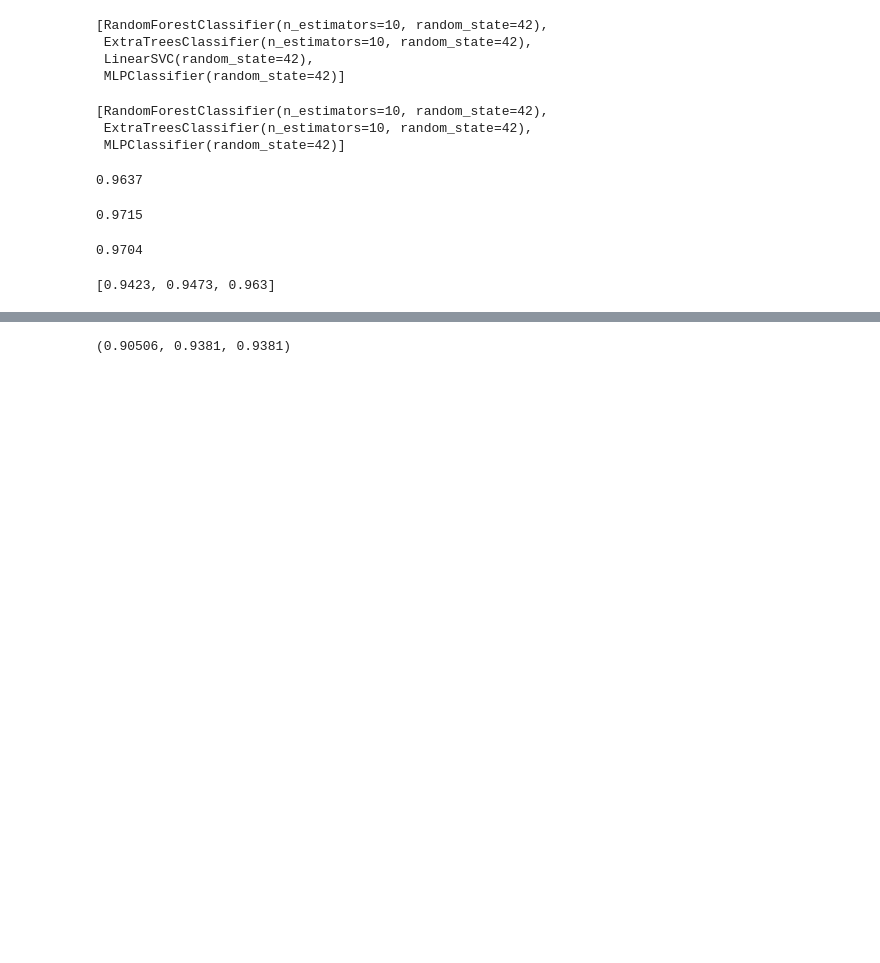
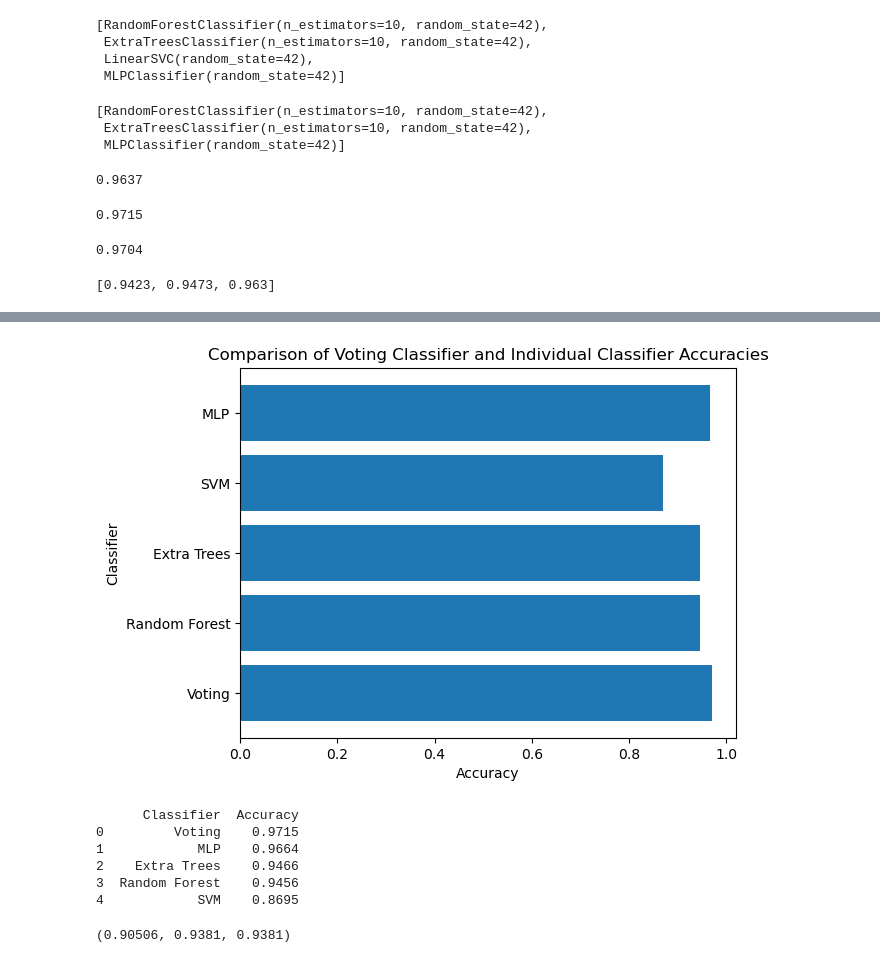
Before and after one commit to ehsanap7/kaggle, a Jupyter notebook: ensemble-learning-comp-8720.ipynb, the cells around one changed output, grey strips where cells are left out. Drawn from its saved outputs; the diff is of its cells as text; code cells hidden in the pictures; blank space fills up the shorter version.

```diff
--- a/ensemble-learning-comp-8720.ipynb
+++ b/ensemble-learning-comp-8720.ipynb
@@ -177,3 +226,20 @@ voting_clf.score(X_test, y_test)
+# %%
+plt.barh(['Voting'] + estimator_names, [voting_clf_acc] + accuracies)
+plt.xlabel('Accuracy')
+plt.ylabel('Classifier')
+plt.title('Comparison of Voting Classifier and Individual Classifier Accuracies')
+plt.show()
+
+accuracy_table_voting_sorted = accuracy_table_voting.sort_values(by='Accuracy', ascending=False)
+print(accuracy_table_voting_sorted.reset_index(drop=True))
+# %% [output]
+[figure, added]
+      Classifier  Accuracy
+0         Voting    0.9715
+1            MLP    0.9664
+2    Extra Trees    0.9466
+3  Random Forest    0.9456
+4            SVM    0.8695
 # %%
 clf_bagging = BaggingClassifier( DecisionTreeClassifier(), n_estimators = 10, max_samples = 0.8, bootstrap = True, oob_score=True, n_jobs = -1)
 clf_pasting = BaggingClassifier( DecisionTreeClassifier(), n_estimators = 10, max_samples = 0.8, bootstrap = False, n_jobs = -1)
```
Also changed, not shown: parts of 3 cells of this notebook.
